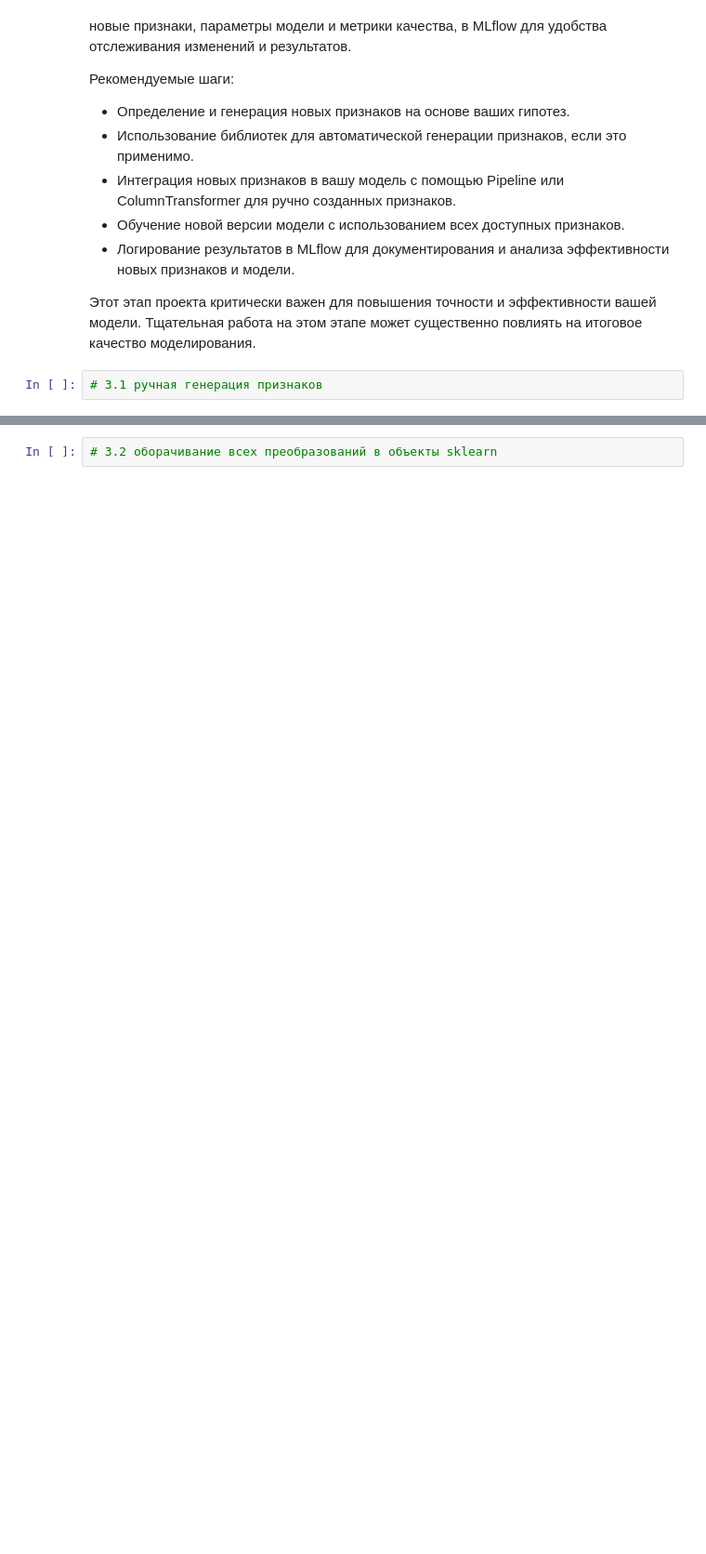
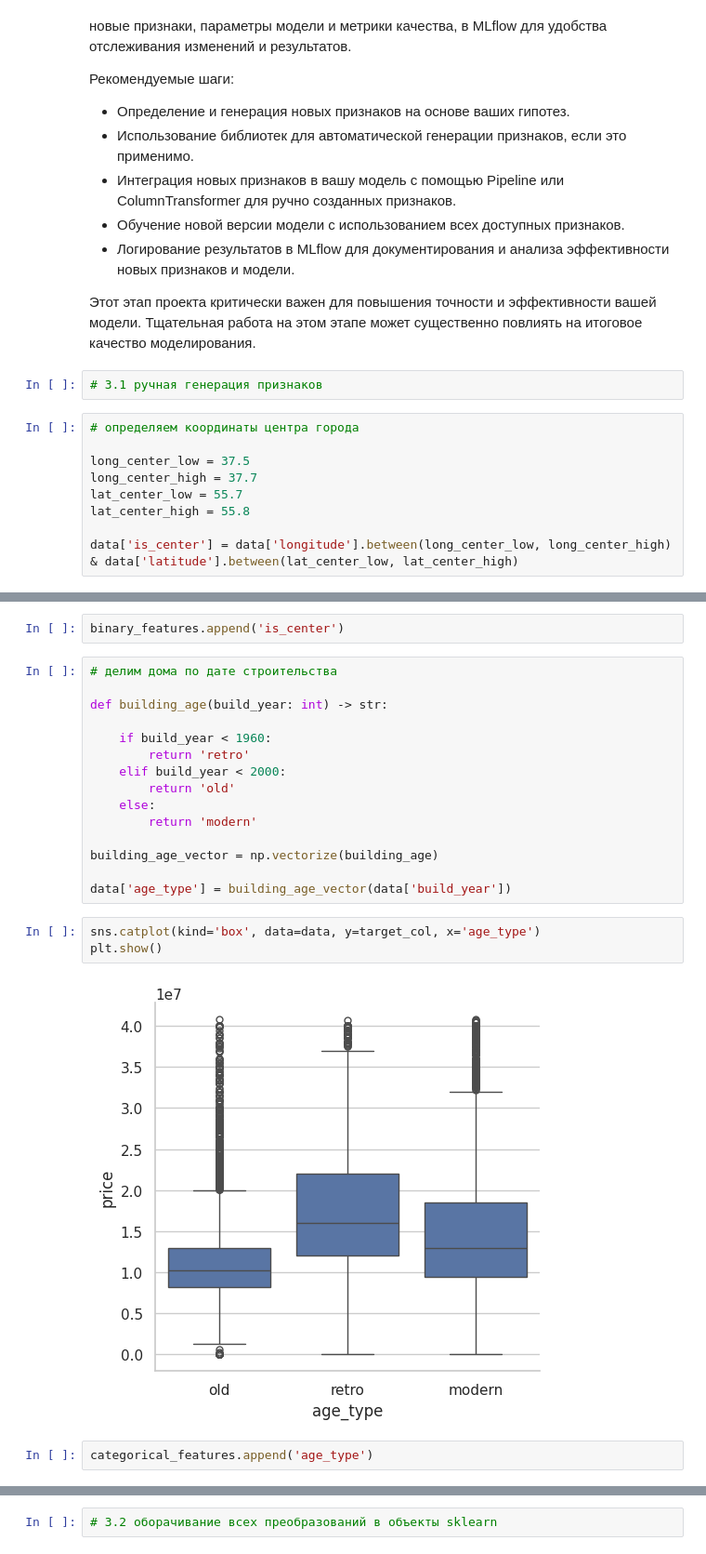
Before and after one commit to Alexdemenev/mle-project-sprint-2-v001, a Jupyter notebook: model_improvement/improvement_experiments.ipynb, the cells around one changed output, grey strips where cells are left out. Shown at 93% size. Cells and saved outputs as stored; diff of their text form; blank space fills up the shorter version.

```diff
--- a/model_improvement/improvement_experiments.ipynb
+++ b/model_improvement/improvement_experiments.ipynb
@@ -451,3 +489,12 @@ run_id
 Этот этап проекта критически важен для повышения точности и эффективности вашей модели. Тщательная работа на этом этапе может существенно повлиять на итоговое качество моделирования.
 # %%
 # 3.1 ручная генерация признаков
+# %%
+# определяем координаты центра города
+
+long_center_low = 37.5
+long_center_high = 37.7
+lat_center_low = 55.7
+lat_center_high = 55.8
+
+data['is_center'] = data['longitude'].between(long_center_low, long_center_high) & data['latitude'].between(lat_center_low, lat_center_high)
@@ -453,0 +507,24 @@ run_id
+# %%
+binary_features.append('is_center')
+# %%
+# делим дома по дате строительства
+
+def building_age(build_year: int) -> str:
+
+    if build_year < 1960:
+        return 'retro'
+    elif build_year < 2000:
+        return 'old'
+    else:
+        return 'modern'
+
+building_age_vector = np.vectorize(building_age)
+
+data['age_type'] = building_age_vector(data['build_year'])
+# %%
+sns.catplot(kind='box', data=data, y=target_col, x='age_type')
+plt.show()
+# %% [output]
+[figure, added]
+# %%
+categorical_features.append('age_type')
```
Also changed, not shown: parts of 34 cells of this notebook, 19 other files.
